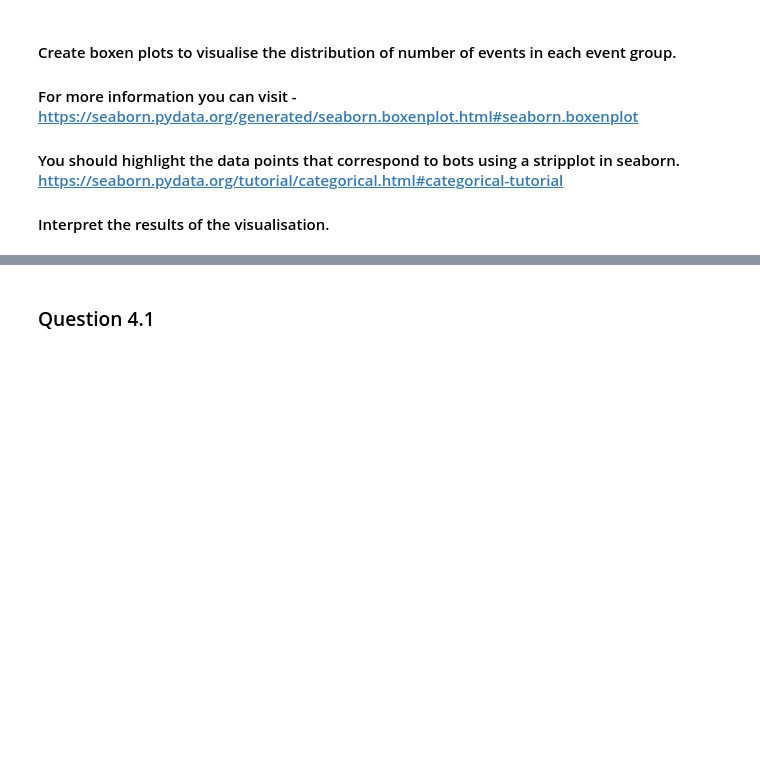
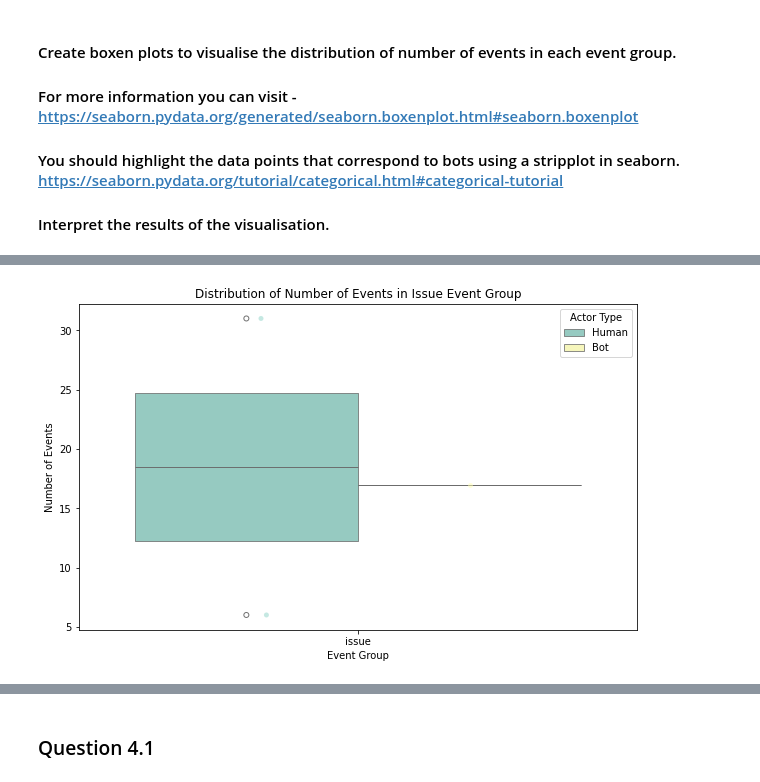
Before and after one commit to IngridOrnella/Software_Evolution_TP_bots, a Jupyter notebook: TP_bots_template.ipynb, the cells around one changed output, grey strips where cells are left out. Saved outputs shown, nothing was run; the diff lists cells and outputs as text; code cells hidden in the pictures; blank space fills up the shorter version.

```diff
--- a/TP_bots_template.ipynb
+++ b/TP_bots_template.ipynb
@@ -426,3 +396,18 @@ In addition, you can also write a very small reason why do you think they are bo
 # pd.DataFrame.from_dict(manual_list_dict)
 
 # YOUR CODE BELOW
+
+manual_list_dict = [
+    {'contributor': 'Anurag-Varma', 'manual': 'Human'},
+    {'contributor': 'mergify[bot]', 'manual': 'Bot'},
+    {'contributor': 'DilumAluthgeBot', 'manual': 'Bot'},
+    {'contributor': 'ldouteau', 'manual': 'Human'},
+    {'contributor': 'scverse-bot', 'manual': 'Bot'},
+    {'contributor': 'weblate', 'manual': 'Human'}
+    ]
+
+# Convert manual verifications to DataFrame
+manual_df = pd.DataFrame.from_dict(manual_list_dict)
+
+# Display the manual verification DataFrame
+manual_df
@@ -565,4 +734,25 @@ df_medians.pivot(index='acc_type', columns='event_group', values='median')#.rese
 # %%
 # YOUR CODE BELOW - Visualise number of events from issue event group
+
+# Filter data for the 'issue' event group
+pr_events = final_df[final_df['event_group'] == 'issue']
+
+# Create boxen plot for the 'issue' event group
+plt.figure(figsize=(10, 6))
+sns.boxenplot(x='event_group', y='event_count', hue='acc_type', data=pr_events, palette='Set3')
+
+# Overlay stripplot to highlight bot data points
+sns.stripplot(x='event_group', y='event_count', hue='acc_type', data=pr_events, dodge=True, marker='o', alpha=0.5, palette='Set3')
+
+# Adjust the legend to avoid duplication
+handles, labels = plt.gca().get_legend_handles_labels()
+plt.legend(handles[0:2], labels[0:2], title='Actor Type')
+
+plt.title('Distribution of Number of Events in Issue Event Group')
+plt.xlabel('Event Group')
+plt.ylabel('Number of Events')
+plt.show()
+# %% [output]
+[figure, added]
 # %%
 # YOUR CODE BELOW - Visualise number of events from commit event group
```
Also changed, not shown: parts of 25 cells of this notebook.
